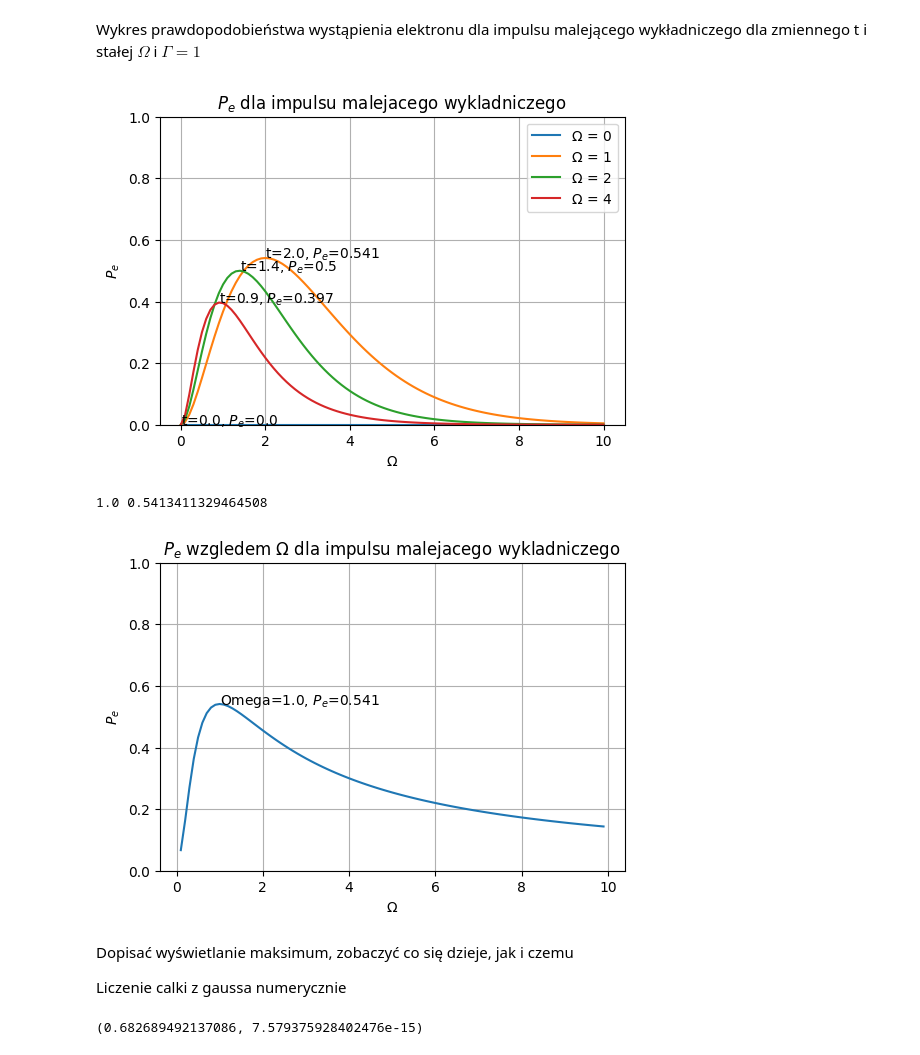
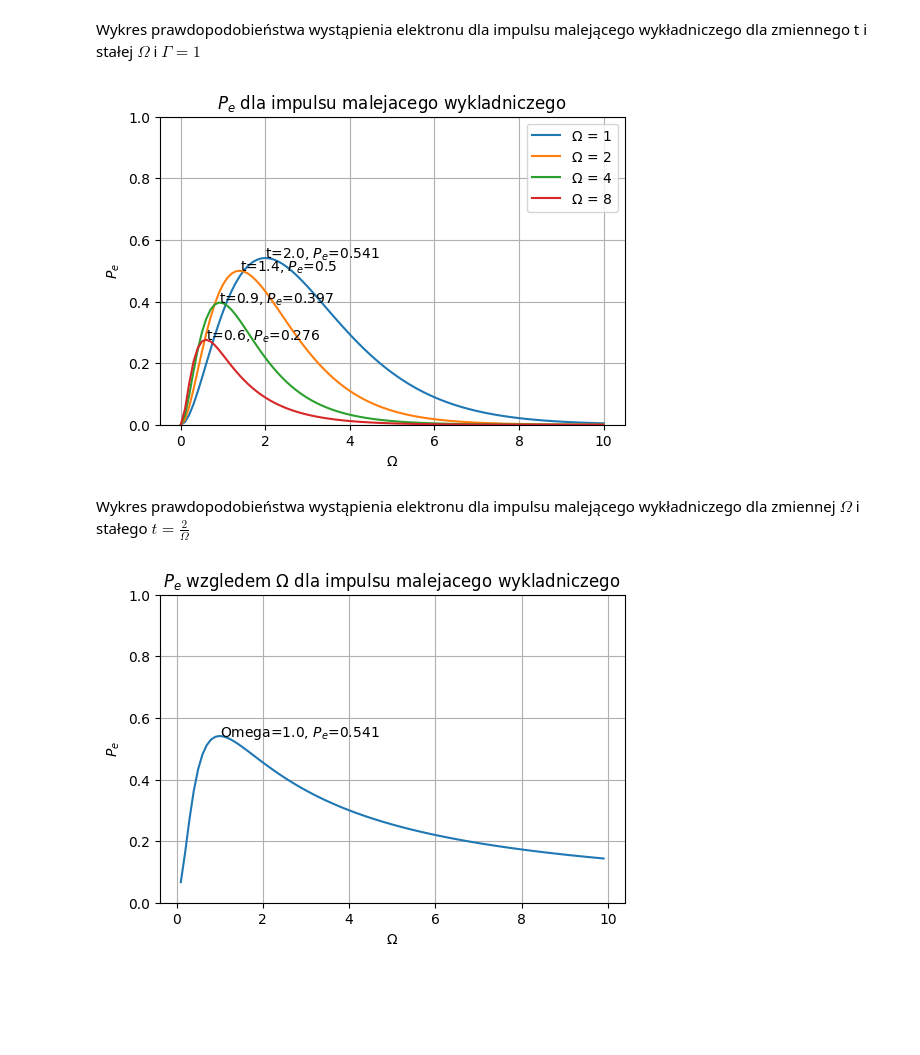
Before and after one commit to Kubabob/pracownia_rotacyjna, a Jupyter notebook: impulsy.ipynb, the cells around one changed output. Drawn from its saved outputs; the diff is of its cells as text; code cells hidden in the pictures; blank space fills up the shorter version.

```diff
--- a/impulsy.ipynb
+++ b/impulsy.ipynb
@@ -225,36 +207,38 @@ t_space = np.arange(0,10.1,0.1)
 
 def P_e(t, gamma, omega):
     if t <= 0:
         return 0
     else:
         if gamma == omega:
             return gamma**2 * t**2 *np.e**(-gamma*t)
         else:
             return gamma*np.e**(-gamma*t)*(np.sqrt(omega)*2/(gamma-omega)*(np.e**((t*(gamma-omega))/2) -1))**2
 
-def Pe(omega_list: list):
+def Pe_im_malejacy(omega_list: list):
     plt.figure(figsize=(6,4))
     for omega in omega_list:
         P_e_space = []
         for t in t_space:
             P_e_space.append(P_e(t, 1, omega))
         P_e_space = np.array(P_e_space)
         tmax=t_space[np.argmax(P_e_space)]
         ymax=P_e_space.max()
         plt.plot(t_space, P_e_space, label=f'$\Omega$ = {round(omega,2)}')
         plt.annotate(f't={round(tmax,3)}, $P_e$={round(ymax,3)}', xy=(tmax,ymax))
     plt.ylim(0,1)
     plt.xlabel('$\Omega$')
     plt.ylabel('$P_e$')
     plt.title('$P_e$ dla impulsu malejacego wykladniczego')
     plt.grid()
     plt.legend()
     plt.show()
 
 
-Pe([0,1,2,4])
+Pe_im_malejacy([1, 2, 4, 8])
 # %% [output]
-[figure, old version]
+[figure, new version]
+# %% [markdown]
+Wykres prawdopodobieństwa wystąpienia elektronu dla impulsu malejącego wykładniczego dla zmiennej $\Omega$ i stałego $t=\frac{2}{\Omega}$
 # %%
 omega_space = np.arange(0.1,10,0.1)
 
@@ -268,7 +252,7 @@ def P_e(t, gamma, omega):
             return gamma*np.e**(-gamma*t)*(np.sqrt(omega)*2/(gamma-omega)*(np.e**((t*(gamma-omega))/2) -1))**2
 
 
-def Pe():
+def Pe_omega_im_malejacy():
     plt.figure(figsize=(6,4))
     P_e_space = []
     for omega in omega_space:
@@ -279,33 +263,15 @@ def Pe():
     tmax = omega_space[np.argmax(P_e_space)]
     ymax = P_e_space.max()
     plt.grid()
-    #plt.legend()
     plt.annotate(r'Omega={}, $P_e$={}'.format(round(tmax,3), round(ymax,3)), xy=(tmax,ymax))
     plt.title('$P_e$ wzgledem $\Omega$ dla impulsu malejacego wykladniczego')
     plt.xlabel('$\Omega$')
     plt.ylabel('$P_e$')
-    print(tmax,ymax)
     plt.show()
 
-Pe()
+Pe_omega_im_malejacy()
 # %% [output]
-1.0 0.5413411329464508
 [figure]
-# %% [markdown]
-Dopisać wyświetlanie maksimum, zobaczyć co się dzieje, jak i czemu
-
-Liczenie calki z gaussa numerycznie
-# %%
-sigma = 1
-mi = 0
-
-def Gauss(x, sigma, mi):
-    return np.exp((-(x-mi)**2)/(2*(sigma**2)))/(sigma*np.sqrt(2*np.pi))
-
-integrate = quad(lambda x: Gauss(x, sigma, mi), -1,1)
-print(integrate)
-# %% [output]
-(0.682689492137086, 7.579375928402476e-15)
 # %%
 t_space = np.arange(-3,5.1,0.1)
 
```
Also changed, not shown: parts of 18 cells of this notebook.
